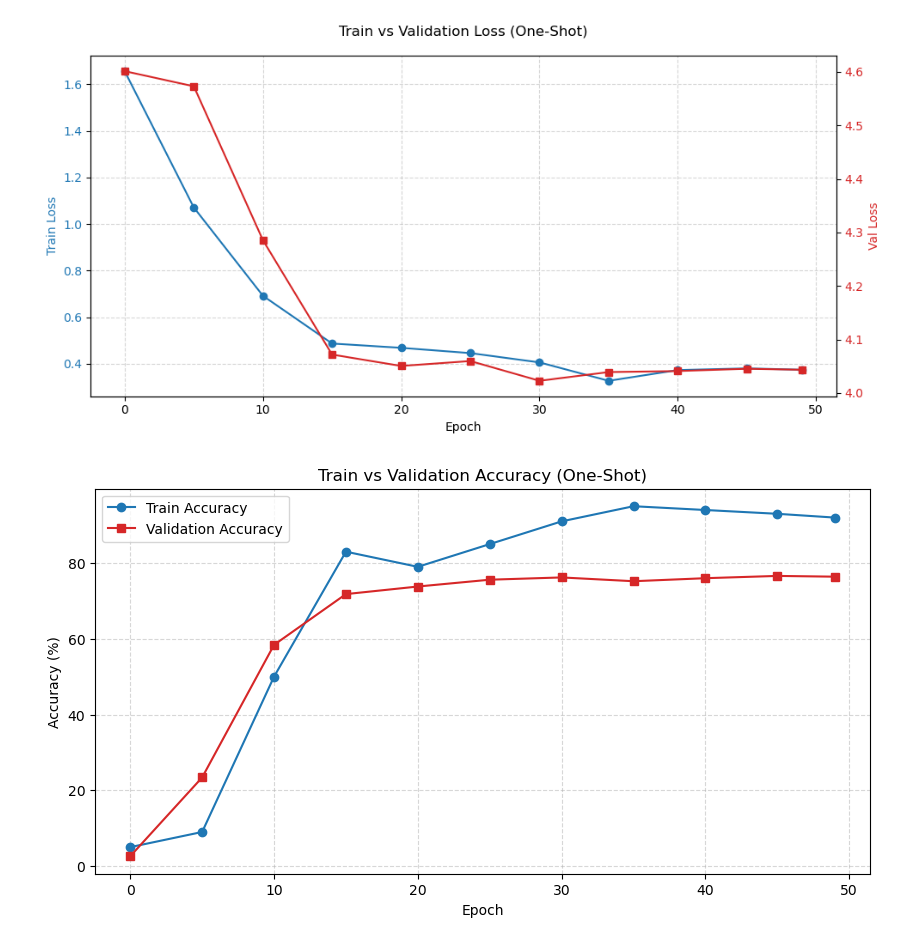
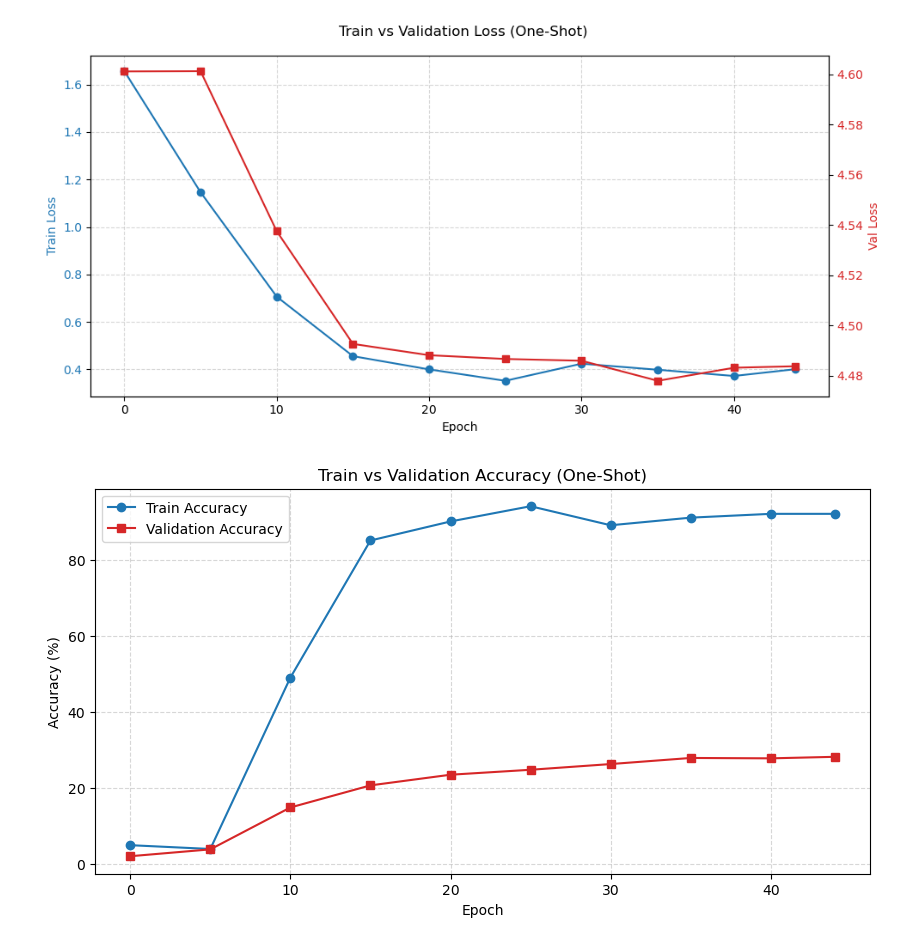
Before and after one commit to souraman19/OS-AR, a Jupyter notebook: os_plots.ipynb, the cells around one changed output. Cells and saved outputs as stored; diff of their text form; code cells hidden in the pictures.

Commit message:
Plots

```diff
--- a/os_plots.ipynb
+++ b/os_plots.ipynb
@@ -2,46 +2,45 @@
 import matplotlib.pyplot as plt
 
 # Epochs
-epochs = [0, 5, 10, 15, 20, 25, 30, 35, 40, 45, 49]
+epochs = [0, 5, 10, 15, 20, 25, 30, 35, 40, 44]
 
-# Train and validation loss
-train_loss = [1.6561, 1.0707, 0.6914, 0.4865, 0.4681, 0.4454, 0.4055, 0.3265, 0.3725, 0.3799, 0.3739]
-val_loss   = [4.6012, 4.5729, 4.2854, 4.0719, 4.0506, 4.0598, 4.0229, 4.0392, 4.0411, 4.0454, 4.0435]
+train_loss = [1.6561, 1.1464, 0.7064, 0.4560, 0.4002, 0.3522, 0.4243, 0.3987, 0.3725, 0.4009]
+val_loss   = [4.6012, 4.6013, 4.5375, 4.4926, 4.4881, 4.4866, 4.4859, 4.4779, 4.4831, 4.4837]
 
 # Train and validation accuracy
-train_acc = [5.0, 9.0, 50.0, 83.0, 79.0, 85.0, 91.0, 95.0, 94.0, 93.0, 92.0]  # in %
-val_acc   = [2.6, 23.4, 58.4, 71.8, 73.8, 75.6, 76.2, 75.2, 76.0, 76.6, 76.4]  # in %
+train_acc = [5.0, 4.00, 49.0, 85.0, 90.0, 94.0, 89.0, 91.0, 92.00, 92.0]  # in %
+val_acc   = [2.1, 3.9, 14.9, 20.7, 23.5, 24.8, 26.3, 27.9, 27.8, 28.2]  # in %
 
 # ------------------- Plot Loss -------------------
 fig, ax1 = plt.subplots(figsize=(10,5))
 
 color = 'tab:blue'
 ax1.set_xlabel('Epoch')
 ax1.set_ylabel('Train Loss', color=color)
 ax1.plot(epochs, train_loss, marker='o', color=color, label='Train Loss')
 ax1.tick_params(axis='y', labelcolor=color)
 ax1.grid(True, linestyle='--', alpha=0.5)
 
 ax2 = ax1.twinx()
 color = 'tab:red'
 ax2.set_ylabel('Val Loss', color=color)
 ax2.plot(epochs, val_loss, marker='s', color=color, label='Val Loss')
 ax2.tick_params(axis='y', labelcolor=color)
 
 fig.suptitle('Train vs Validation Loss (One-Shot)')
 fig.tight_layout()
 plt.show()
 
 # ------------------- Plot Accuracy (same axis) -------------------
 plt.figure(figsize=(10,5))
 plt.plot(epochs, train_acc, marker='o', color='tab:blue', label='Train Accuracy')
 plt.plot(epochs, val_acc, marker='s', color='tab:red', label='Validation Accuracy')
 plt.xlabel('Epoch')
 plt.ylabel('Accuracy (%)')
 plt.title('Train vs Validation Accuracy (One-Shot)')
 plt.grid(True, linestyle='--', alpha=0.5)
 plt.legend()
 plt.show()
 # %% [output]
-[figure, old version]
+[figure, new version]
-[figure, old version]
+[figure, new version]
```
Also changed, not shown: parts of 3 cells of this notebook, 23 other files.
